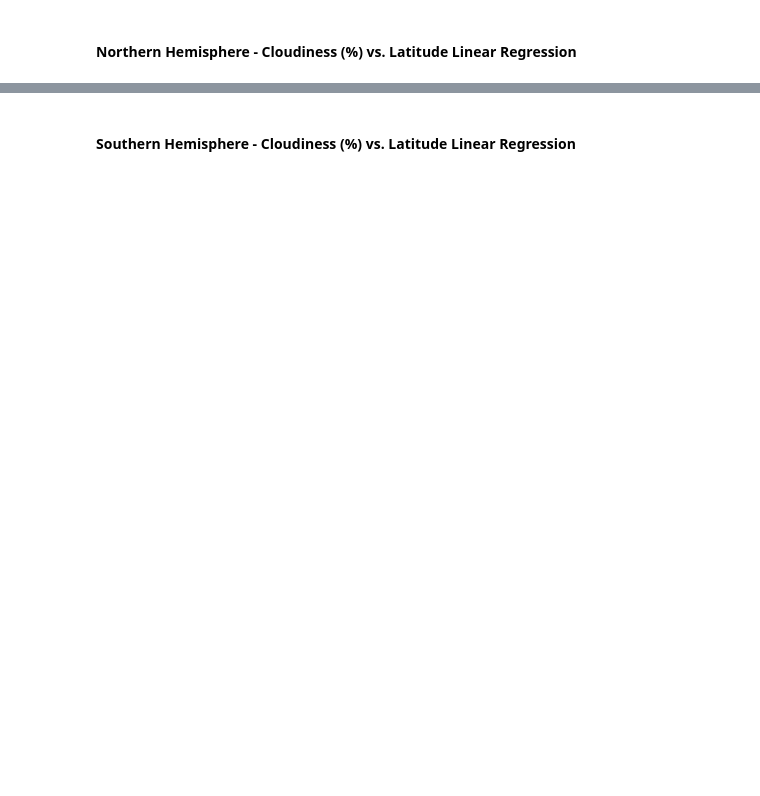
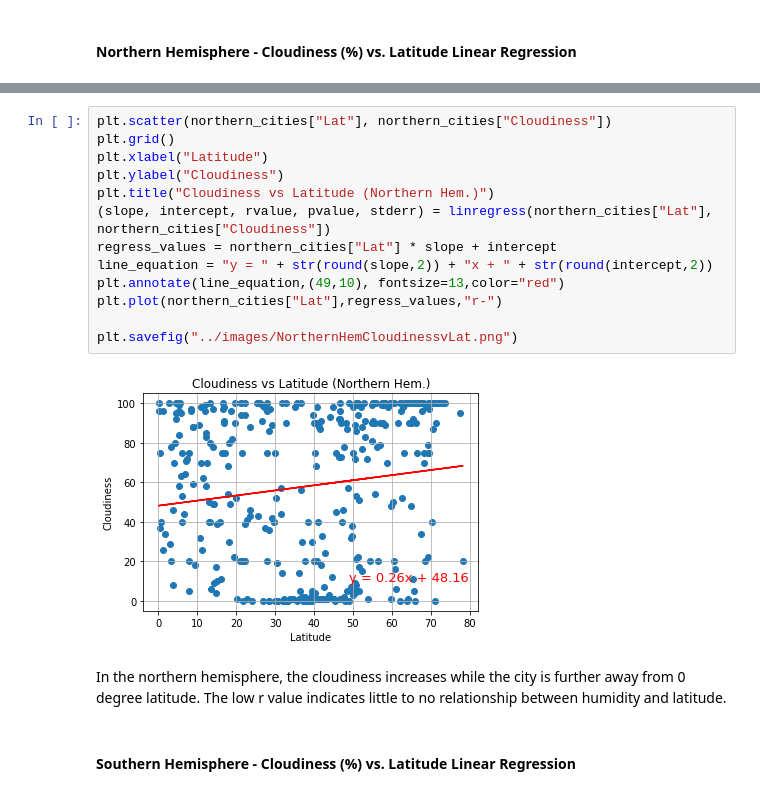
Before and after one commit to melorebecca/python-api-challenge, a Jupyter notebook: WeatherPy/WeatherPy.ipynb, the cells around one changed output, grey strips where cells are left out. Cells and saved outputs as stored; diff of their text form; blank space fills up the shorter version.

```diff
--- a/WeatherPy/WeatherPy.ipynb
+++ b/WeatherPy/WeatherPy.ipynb
@@ -342,2 +368,20 @@ The r-value is: 0.0020898727664228514
+# %%
+plt.scatter(northern_cities["Lat"], northern_cities["Cloudiness"])
+plt.grid()
+plt.xlabel("Latitude")
+plt.ylabel("Cloudiness")
+plt.title("Cloudiness vs Latitude (Northern Hem.)")
+(slope, intercept, rvalue, pvalue, stderr) = linregress(northern_cities["Lat"], northern_cities["Cloudiness"])
+regress_values = northern_cities["Lat"] * slope + intercept
+line_equation = "y = " + str(round(slope,2)) + "x + " + str(round(intercept,2))
+plt.annotate(line_equation,(49,10), fontsize=13,color="red")
+plt.plot(northern_cities["Lat"],regress_values,"r-")
+
+plt.savefig("../images/NorthernHemCloudinessvLat.png")
+# %% [output]
+[figure, added]
+# %% [markdown]
+In the northern hemisphere, the cloudiness increases while the city is further away from 0 degree latitude.
+The low r value indicates little to no relationship between humidity and latitude.
 # %% [markdown]
 ####  Southern Hemisphere - Cloudiness (%) vs. Latitude Linear Regression
```
Also changed, not shown: parts of 17 cells of this notebook, 6 other files.
